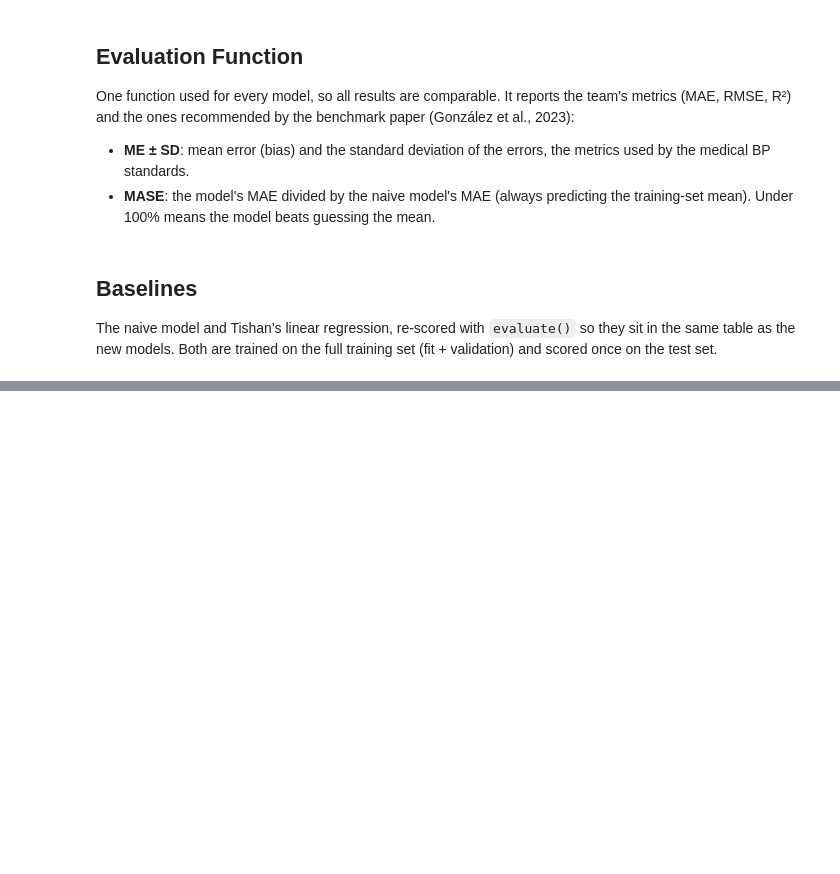
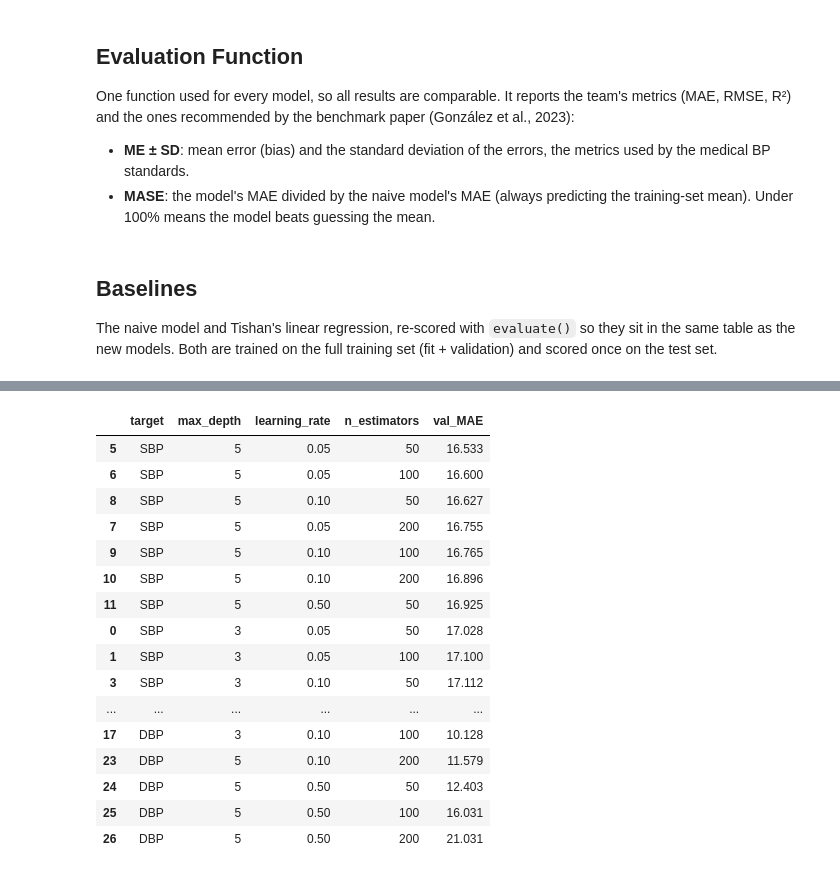
Before and after one commit to Break-Through-Tech/Microsoft-1B-educational-blood-pressure-estimation, a Jupyter notebook: notebooks/moyin_models.ipynb, the cells around one changed output, grey strips where cells are left out. Drawn from its saved outputs; the diff is of its cells as text; code cells hidden in the pictures; blank space fills up the shorter version.

```diff
--- a/notebooks/moyin_models.ipynb
+++ b/notebooks/moyin_models.ipynb
@@ -1243,0 +1270,39 @@ results_table()
+# %%
+import time
+from sklearn.ensemble import AdaBoostRegressor
+from sklearn.tree import DecisionTreeRegressor
+
+# Random 25% of the fit records for the search.
+rng = np.random.default_rng(42)
+fit_records = np.unique(groups[fit_idx])
+search_records = rng.choice(fit_records, size=len(fit_records) // 4, replace=False)
+search_idx = fit_idx[np.isin(groups[fit_idx], search_records)]
+print(f"Search set: {len(search_idx):,} windows from {len(search_records):,} records")
+
+N_ESTIMATORS = [50, 100, 200]
+search_rows = []
+start = time.time()
+for target in ["SBP", "DBP"]:
+    for max_depth in [3, 5]:
+        for learning_rate in [0.05, 0.1, 0.5]:
+            model = AdaBoostRegressor(
+                estimator=DecisionTreeRegressor(max_depth=max_depth),
+                n_estimators=max(N_ESTIMATORS),
+                learning_rate=learning_rate,
+                random_state=42,
+            ).fit(X.iloc[search_idx], y[target][search_idx])
+            # Prediction after each tree; keep the stages we want to compare.
+            for n_trees, pred in enumerate(model.staged_predict(X_val), start=1):
+                if n_trees in N_ESTIMATORS:
+                    search_rows.append({
+                        "target": target, "max_depth": max_depth,
+                        "learning_rate": learning_rate, "n_estimators": n_trees,
+                        "val_MAE": mean_absolute_error(y[target][val_idx], pred),
+                    })
+            print(f"{target} depth={max_depth} lr={learning_rate:<4}  done  ({time.time() - start:.0f}s)")
+
+search = pd.DataFrame(search_rows)
+best_params = {t: search[search.target == t].nsmallest(1, "val_MAE").iloc[0] for t in ["SBP", "DBP"]}
+for t, row in best_params.items():
+    print(f"Best {t}: max_depth={row.max_depth}, learning_rate={row.learning_rate}, "
+          f"n_estimators={row.n_estimators}  (validation MAE {row.val_MAE:.2f})")
@@ -1243,0 +1325,21 @@ results_table()
+# %%
+# Validation MAE for every setting, best first.
+search.sort_values(["target", "val_MAE"], ascending=[False, True]).round(3)
+# %% [output]
+|  | target | max_depth | learning_rate | n_estimators | val_MAE |
+| 5 | SBP | 5 | 0.05 | 50 | 16.533 |
+| 6 | SBP | 5 | 0.05 | 100 | 16.600 |
+| 8 | SBP | 5 | 0.10 | 50 | 16.627 |
+| 7 | SBP | 5 | 0.05 | 200 | 16.755 |
+| 9 | SBP | 5 | 0.10 | 100 | 16.765 |
+| 10 | SBP | 5 | 0.10 | 200 | 16.896 |
+| 11 | SBP | 5 | 0.50 | 50 | 16.925 |
+| 0 | SBP | 3 | 0.05 | 50 | 17.028 |
+| 1 | SBP | 3 | 0.05 | 100 | 17.100 |
+| 3 | SBP | 3 | 0.10 | 50 | 17.112 |
+| ... | ... | ... | ... | ... | ... |
+| 17 | DBP | 3 | 0.10 | 100 | 10.128 |
+| 23 | DBP | 5 | 0.10 | 200 | 11.579 |
+| 24 | DBP | 5 | 0.50 | 50 | 12.403 |
+| 25 | DBP | 5 | 0.50 | 100 | 16.031 |
+| 26 | DBP | 5 | 0.50 | 200 | 21.031 |
```
Also changed, not shown: parts of 10 cells of this notebook.
